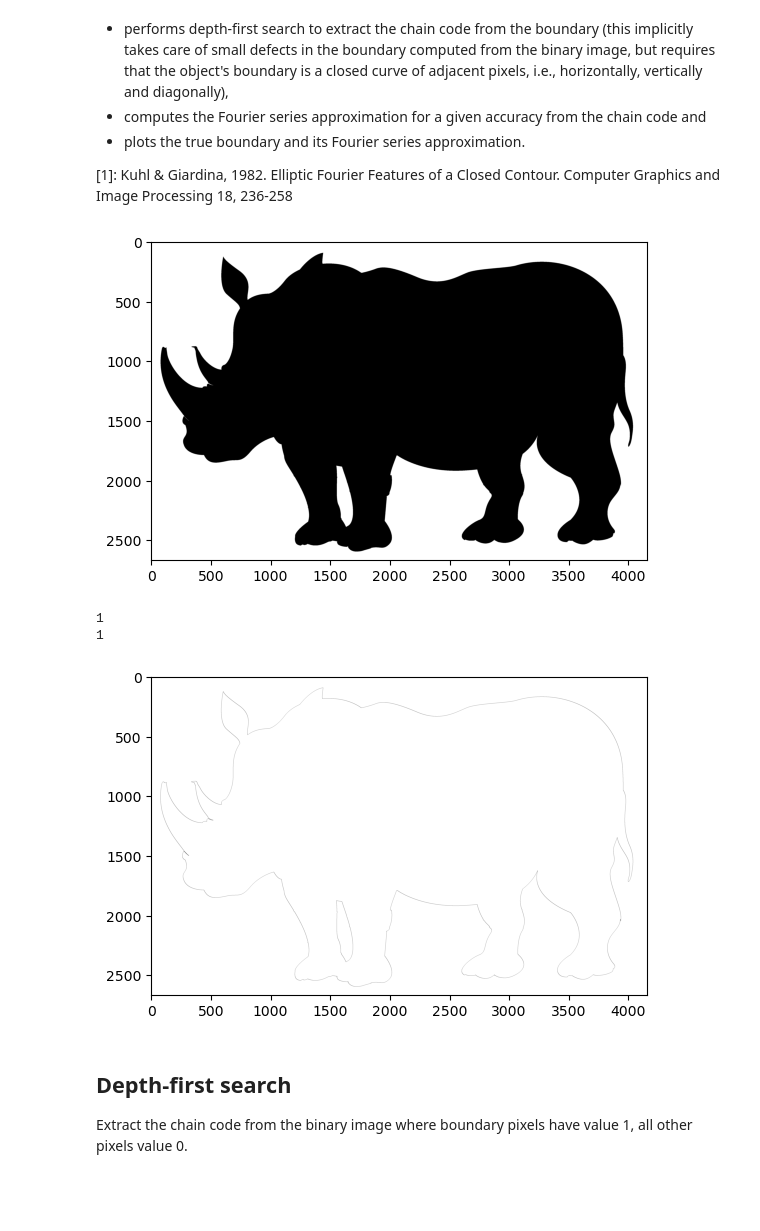
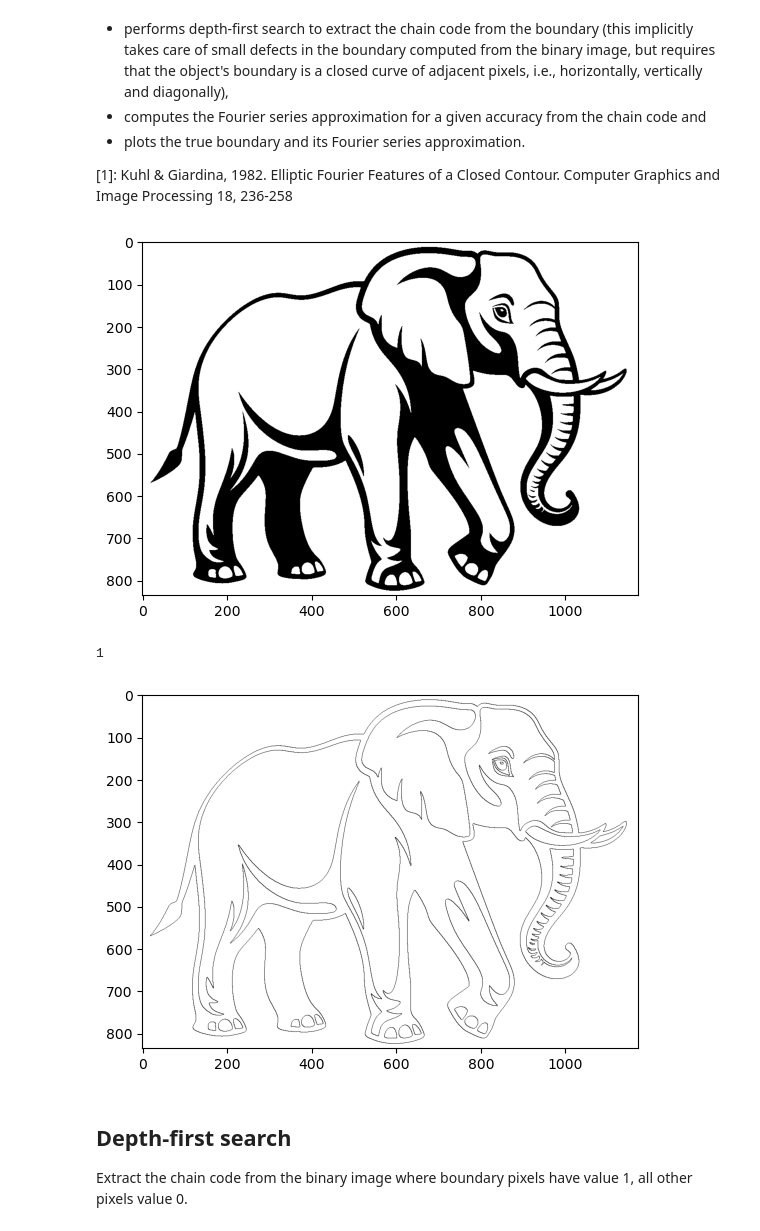
Before and after one commit to lokuger/fourier-animals, a Jupyter notebook: fourier-animal.ipynb, the cells around one changed output. Cells and saved outputs as stored; diff of their text form; code cells hidden in the pictures; blank space fills up the shorter version.

Commit message:
test with elephant

```diff
--- a/fourier-animal.ipynb
+++ b/fourier-animal.ipynb
@@ -17,13 +17,13 @@ import sys
 sys.setrecursionlimit(20000) # necessary to do a full dfs around the rhino
 # %%
 ## Read in binary image - if color/grayscale convert to useful binary of object first
-im = io.imread('test_img/rhino2.jpg', as_gray=True)
+im = io.imread('test_img/elephant.png', as_gray=True)
 # convert to binary
 b = np.zeros(im.shape)
 b[im>0.5] = 1
 plt.imshow(b,cmap='gray');
 # %% [output]
-[figure, old version]
+[figure, new version]
 # %%
 import numpy as np
 import matplotlib.pyplot as plt
@@ -42,14 +42,14 @@ def image_gradient(im):
 g = image_gradient(b)
 h = (g[0,...]**2+g[1,...]**2>0).astype(int)
 plt.imshow(h,cmap='gray_r',vmin=0,vmax=1)
-print(h[650,704]) # possible starting pixel for outer shape
-print(h[2000,1558]) # possible starting pixel for gap between front legs of rhino
-i_start1,j_start1 = 650,704
-i_start2,j_start2 = 2000,1558
+# starting pixel for elephant
+I_start, J_start = [545],[38]
+print(h[I_start[0],J_start[0]])
+# starting pixels for rhino2.jpg (one for outer, one for gap between legs)
+# I_start,J_start = [650,2000], [704,1558]
 # %% [output]
 1
-1
-[figure, old version]
+[figure, new version]
 # %% [markdown]
 ## Depth-first search
 Extract the chain code from the binary image where boundary pixels have value 1, all other pixels value 0.
```
Also changed, not shown: parts of 4 cells of this notebook, 1 other file.
